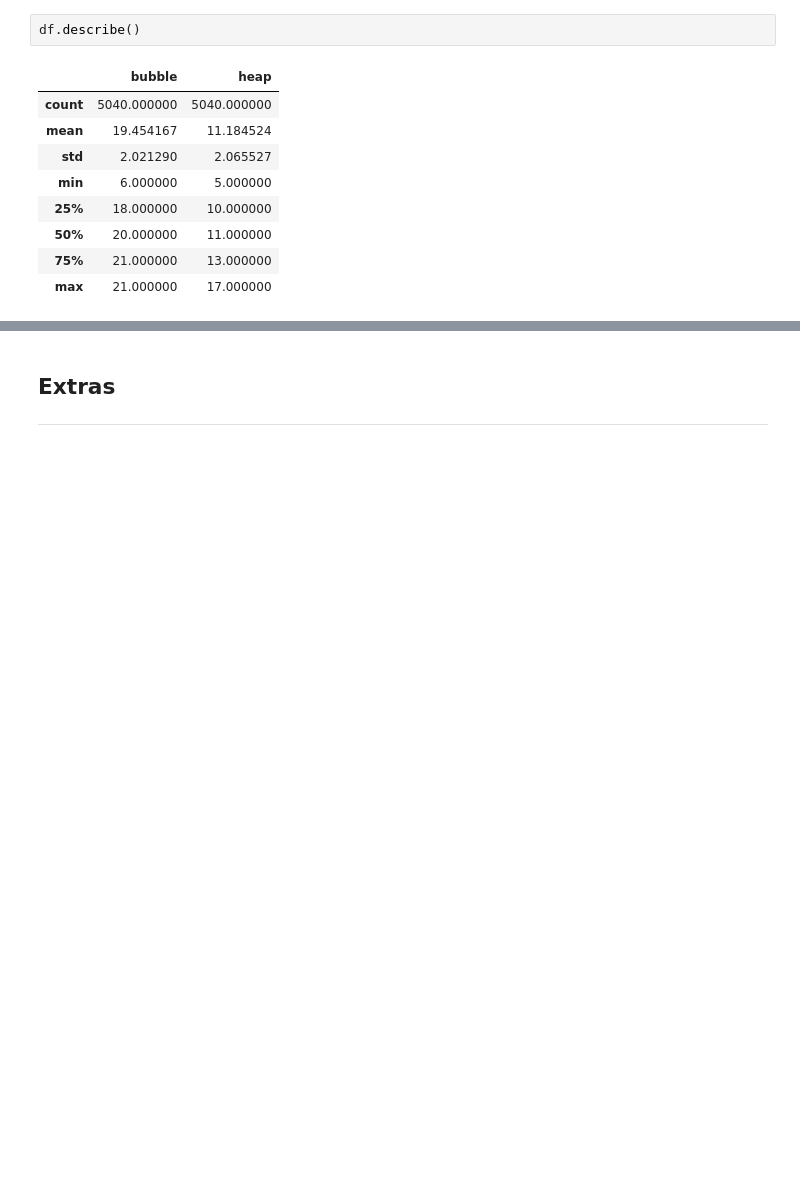
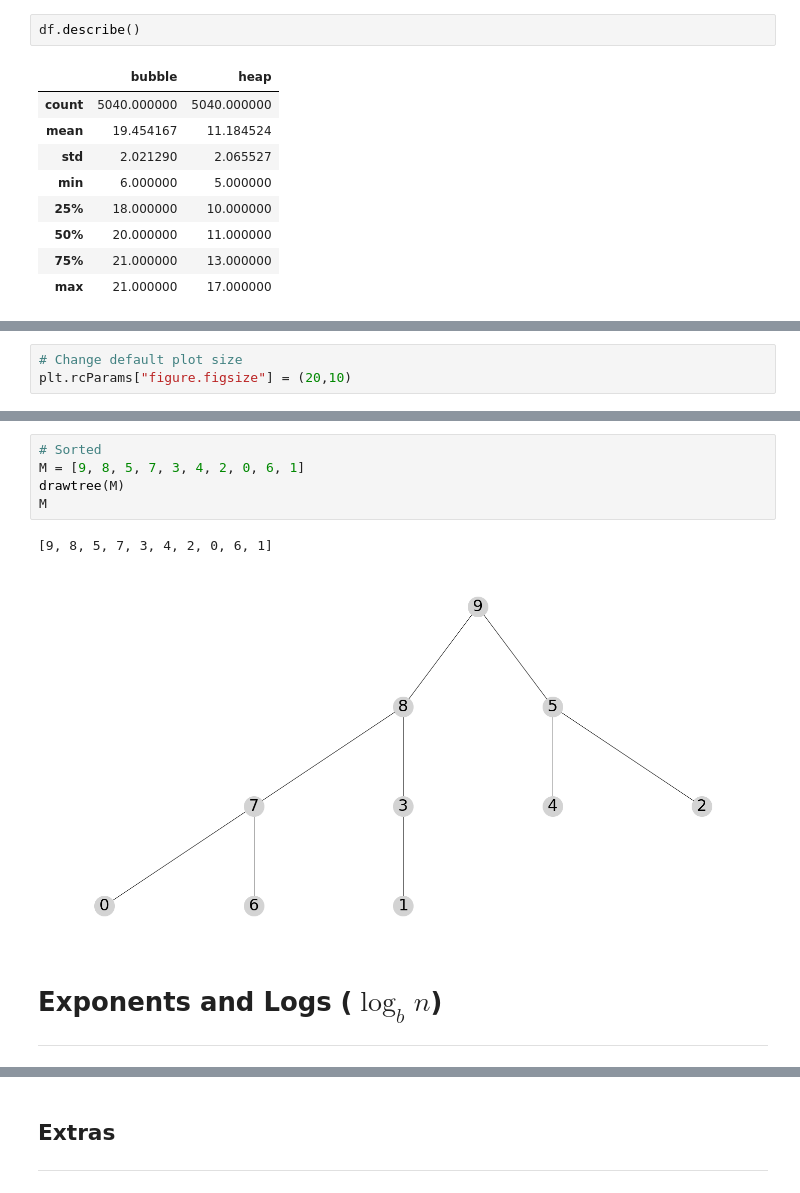
Before and after one commit to shanemcdonagh/jupyter, a Jupyter notebook: 3. Heap Sort.ipynb, the cells around one changed output, grey strips where cells are left out. Drawn from its saved outputs; the diff is of its cells as text; blank space fills up the shorter version.

Commit message:
Learned of exponents and logs

```diff
--- a/3. Heap Sort.ipynb
+++ b/3. Heap Sort.ipynb
@@ -456,0 +466,3 @@ df.describe()
+# %%
+# Change default plot size
+plt.rcParams["figure.figsize"] = (20,10)
@@ -456,0 +524,11 @@ df.describe()
+# %%
+# Sorted
+M = [9, 8, 5, 7, 3, 4, 2, 0, 6, 1]
+drawtree(M)
+M
+# %% [output]
+[9, 8, 5, 7, 3, 4, 2, 0, 6, 1]
+[figure, added]
+# %% [markdown]
+<h1>Exponents and Logs ($\log_b n $)</h1>
+<hr>
```
Also changed, not shown: parts of 48 cells of this notebook.
